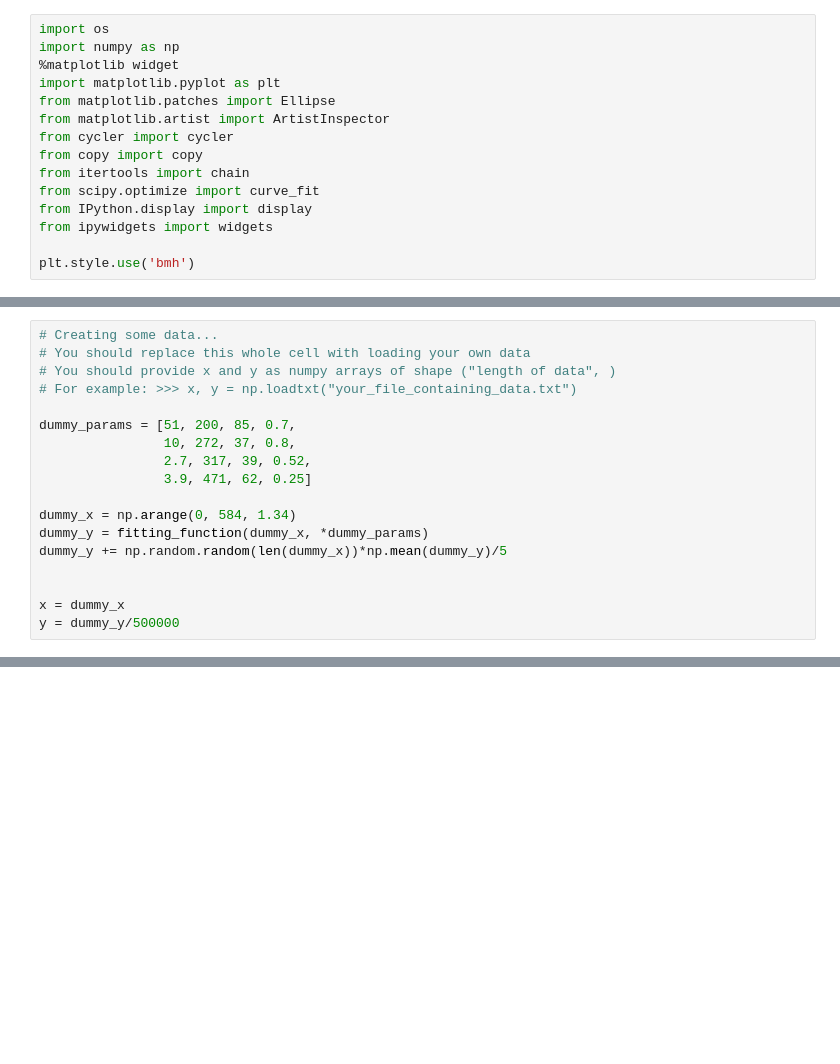
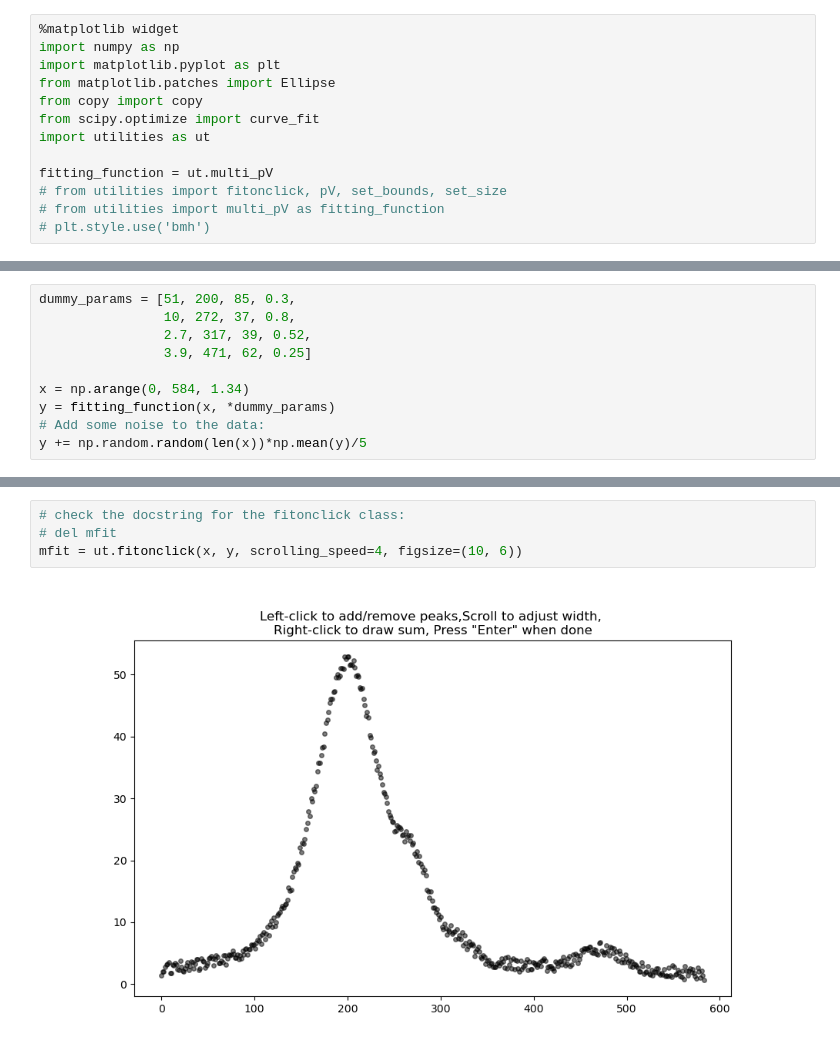
Before and after one commit to svi-lab/SemiManual-fitting, a Jupyter notebook: SMfit.ipynb, the cells around one changed output, grey strips where cells are left out. Cells and saved outputs as stored; diff of their text form; blank space fills up the shorter version.

```diff
--- a/SMfit.ipynb
+++ b/SMfit.ipynb
@@ -11,15 +73,13 @@ This procedure allows you to manually determine reasonable initial parameters to
 # %%
-import os
+%matplotlib widget
 import numpy as np
-%matplotlib widget
 import matplotlib.pyplot as plt
 from matplotlib.patches import Ellipse
-from matplotlib.artist import ArtistInspector
-from cycler import cycler
 from copy import copy
-from itertools import chain
 from scipy.optimize import curve_fit
-from IPython.display import display
-from ipywidgets import widgets
+import utilities as ut
 
-plt.style.use('bmh')
+fitting_function = ut.multi_pV
+# from utilities import fitonclick, pV, set_bounds, set_size
+# from utilities import multi_pV as fitting_function
+# plt.style.use('bmh')
@@ -68,18 +94,10 @@ def fitting_function(x, *params):
 # %%
-# Creating some data...
-# You should replace this whole cell with loading your own data
-# You should provide x and y as numpy arrays of shape ("length of data", )
-# For example: >>> x, y = np.loadtxt("your_file_containing_data.txt")
-
-dummy_params = [51, 200, 85, 0.7,
+dummy_params = [51, 200, 85, 0.3,
                 10, 272, 37, 0.8,
                 2.7, 317, 39, 0.52,
                 3.9, 471, 62, 0.25]
 
-dummy_x = np.arange(0, 584, 1.34)
-dummy_y = fitting_function(dummy_x, *dummy_params)
-dummy_y += np.random.random(len(dummy_x))*np.mean(dummy_y)/5
-
-
-x = dummy_x
-y = dummy_y/500000
+x = np.arange(0, 584, 1.34)
+y = fitting_function(x, *dummy_params)
+# Add some noise to the data:
+y += np.random.random(len(x))*np.mean(y)/5
@@ -251,0 +104,6 @@ Canvas(toolbar=Toolbar(toolitems=[('Home', 'Reset original view', 'home', 'home'
+# %%
+# check the docstring for the fitonclick class:
+# del mfit
+mfit = ut.fitonclick(x, y, scrolling_speed=4, figsize=(10, 6))
+# %% [output]
+[figure, added]
```
Also changed, not shown: parts of 18 cells of this notebook, 5 other files.
